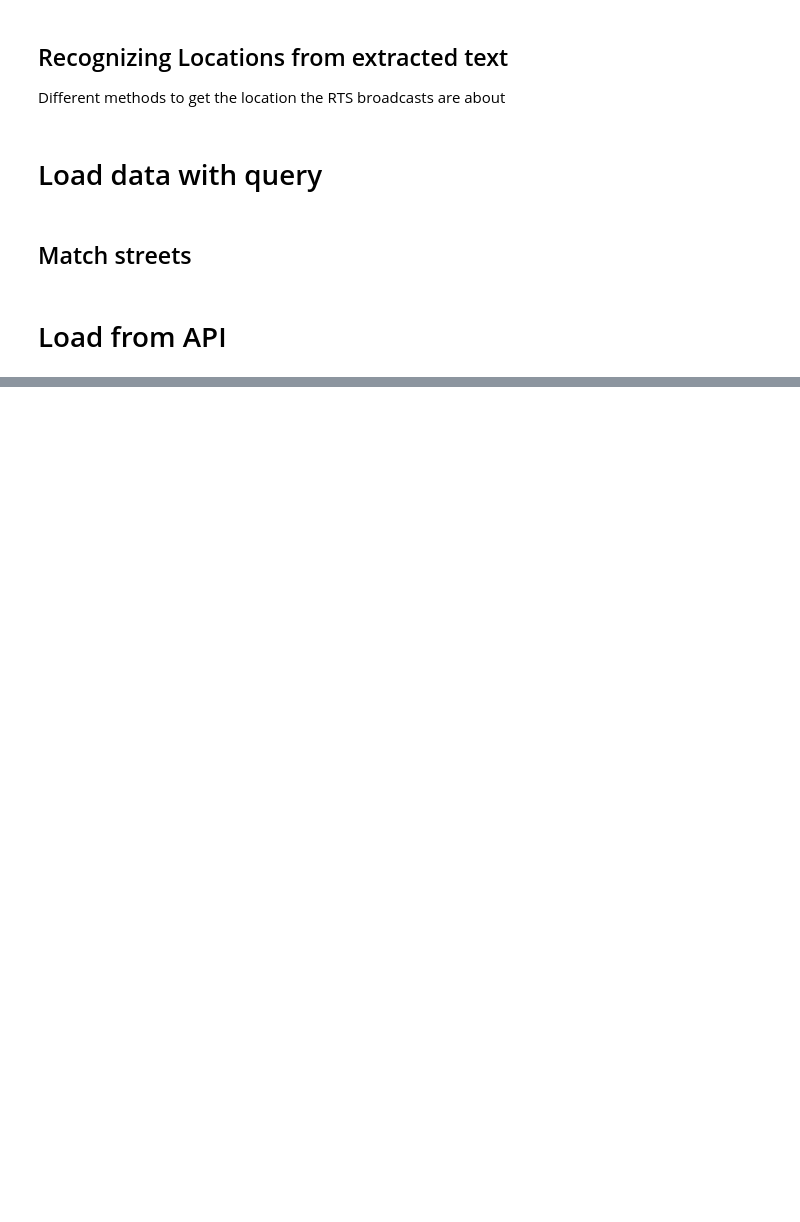
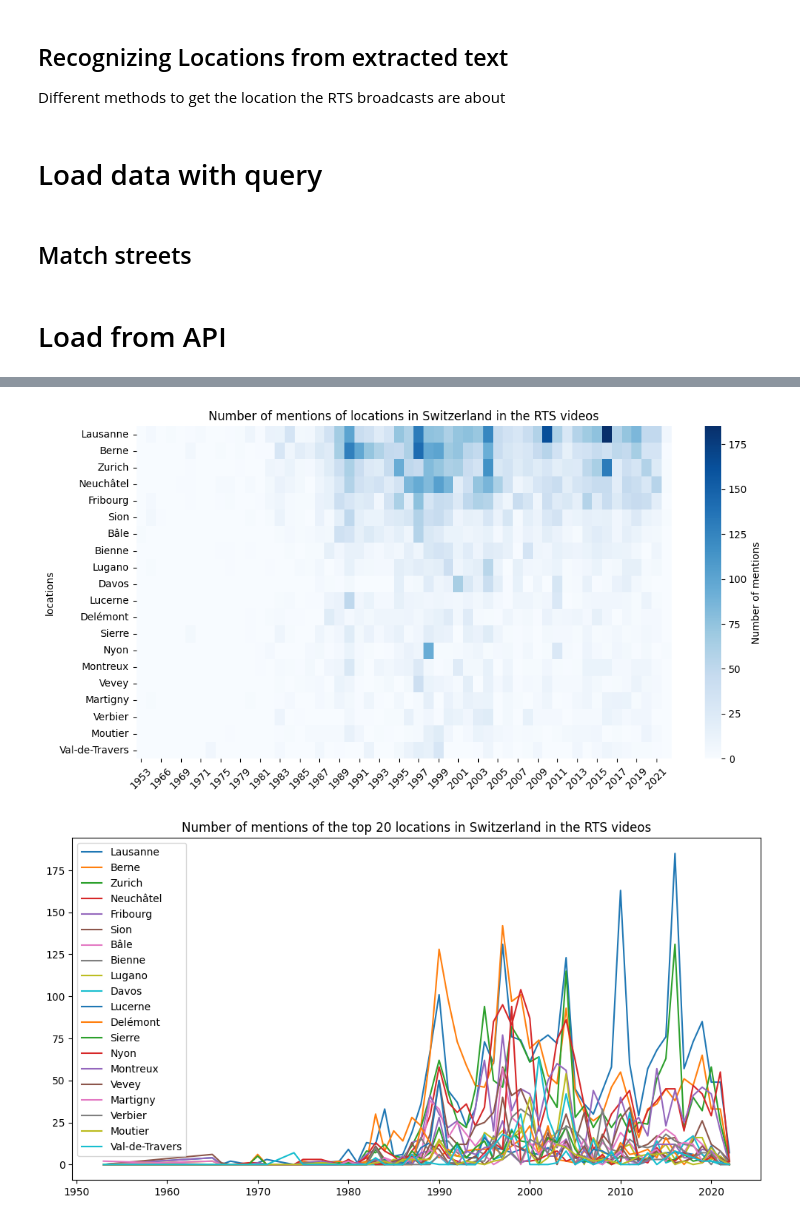
Before and after one commit to EPFL-EMPlus/emplusvault, a Jupyter notebook: notebook/location_recognition.ipynb, the cells around one changed output, grey strips where cells are left out. Saved outputs shown, nothing was run; the diff lists cells and outputs as text; code cells hidden in the pictures; blank space fills up the shorter version.

```diff
--- a/notebook/location_recognition.ipynb
+++ b/notebook/location_recognition.ipynb
@@ -196,0 +311,24 @@ m
+# %%
+n_mentions_per_year_dict = n_mentions_per_year.set_index("year").to_dict()["count"]
+found_cities["relative_counts"] = found_cities.year.map(lambda x: {k:v / n_mentions_per_year_dict[k] for k,v in x.items()})
+# %%
+top_N = 20
+top_cities = found_cities[1:top_N + 1]
+counts_per_year = pd.DataFrame(top_cities.year.tolist(), index=top_cities.locations).fillna(0)
+counts_per_year = counts_per_year.T.sort_index().T
+
+plt.figure(figsize=(12, 6))
+sns.heatmap(counts_per_year, cmap="Blues", cbar_kws={'label': 'Number of mentions'})
+plt.title("Number of mentions of locations in Switzerland in the RTS videos")
+plt.xticks(rotation=45)
+plt.show()
+
+plt.figure(figsize=(12, 6))
+for loc,mentions in counts_per_year.iterrows():
+    plt.plot(mentions.index, mentions.values, label=loc)
+plt.legend()
+plt.title(f"Number of mentions of the top {len(counts_per_year)} locations in Switzerland in the RTS videos")
+plt.show()
+# %% [output]
+[figure, added]
+[figure, added]
```
Also changed, not shown: parts of 19 cells of this notebook.
